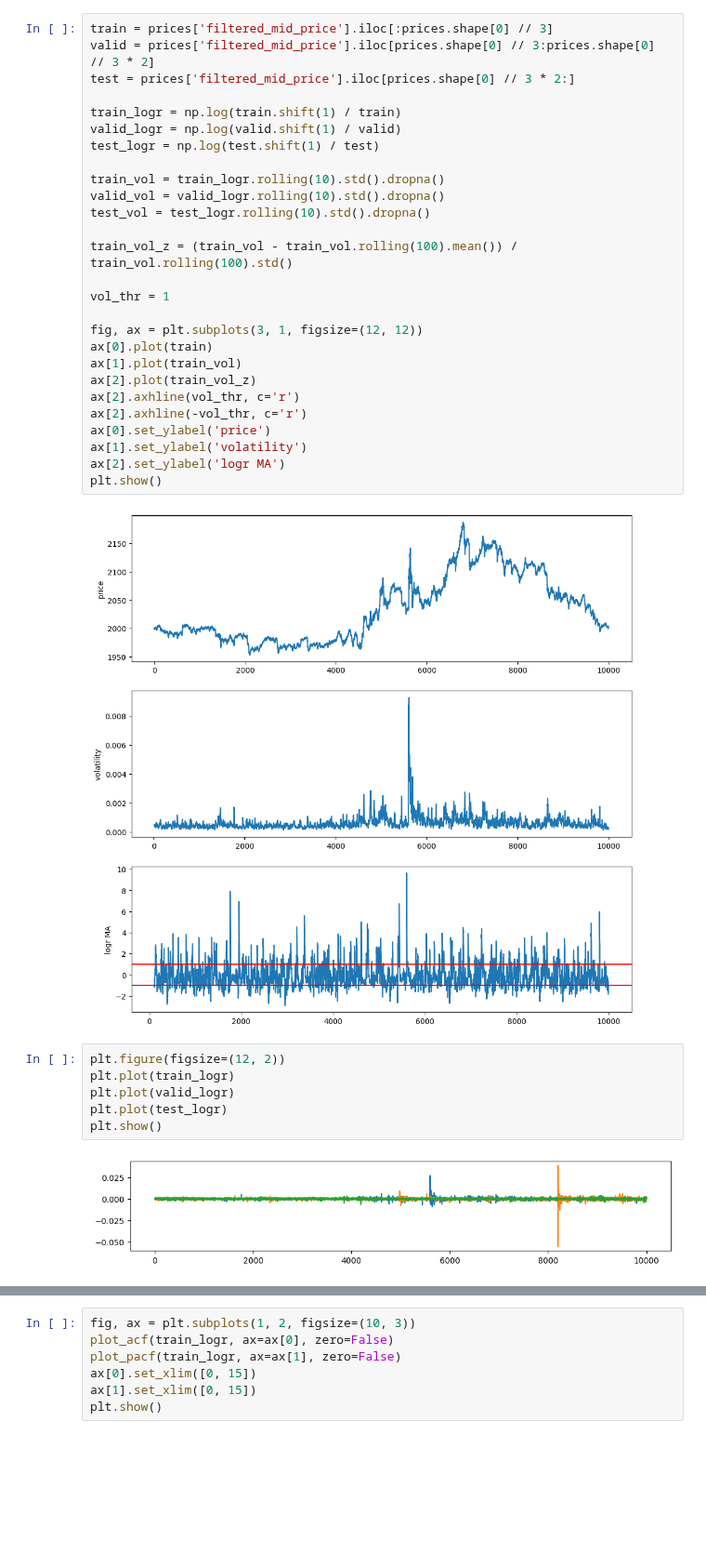
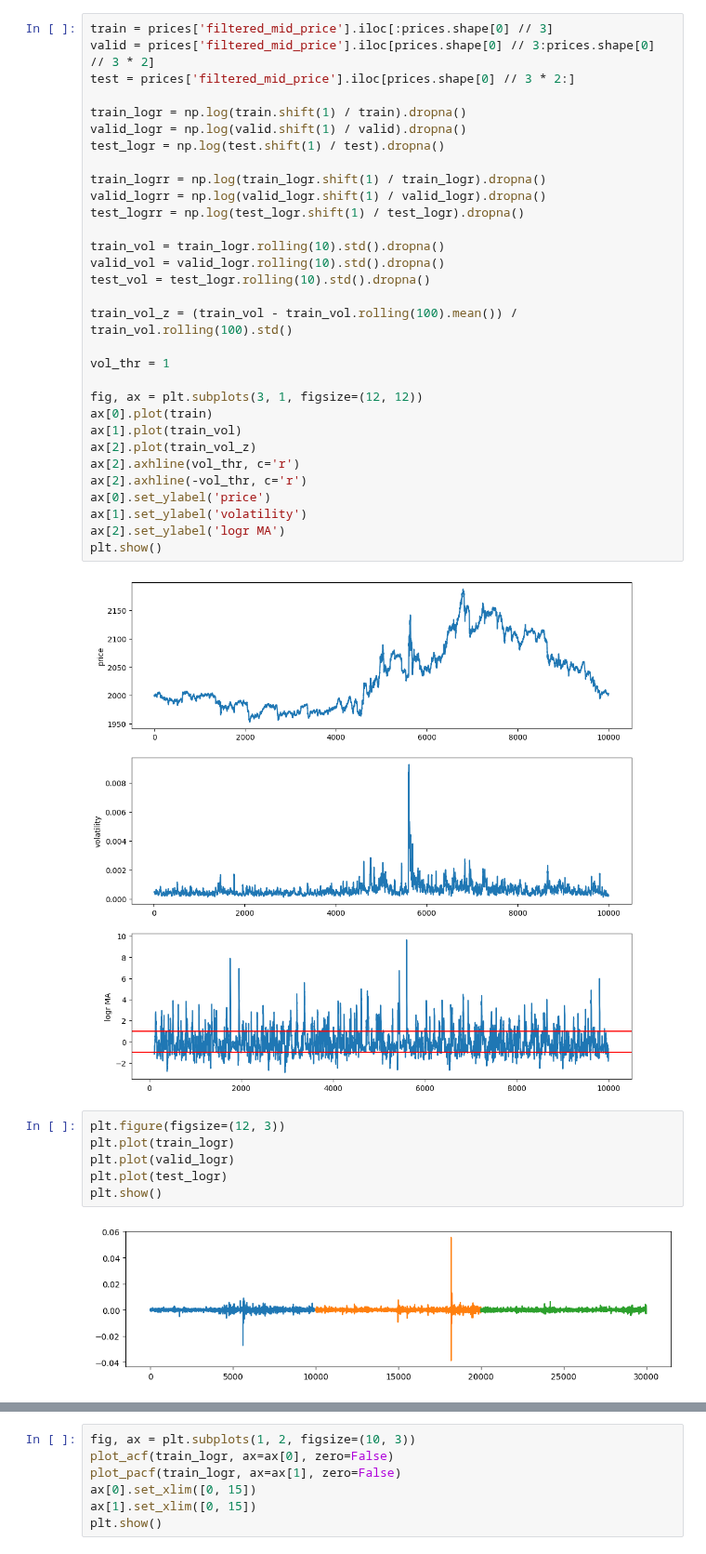
Before and after one commit to aemilani/imc-prosperity-3, a Jupyter notebook: notebooks/ink.ipynb, the cells around one changed output, grey strips where cells are left out. Shown at 93% size. Saved outputs shown, nothing was run; the diff lists cells and outputs as text; blank space fills up the shorter version.

```diff
--- a/notebooks/ink.ipynb
+++ b/notebooks/ink.ipynb
@@ -218,9 +218,13 @@ train = prices['filtered_mid_price'].iloc[:prices.shape[0] // 3]
 valid = prices['filtered_mid_price'].iloc[prices.shape[0] // 3:prices.shape[0] // 3 * 2]
 test = prices['filtered_mid_price'].iloc[prices.shape[0] // 3 * 2:]
 
-train_logr = np.log(train.shift(1) / train)
-valid_logr = np.log(valid.shift(1) / valid)
-test_logr = np.log(test.shift(1) / test)
+train_logr = np.log(train.shift(1) / train).dropna()
+valid_logr = np.log(valid.shift(1) / valid).dropna()
+test_logr = np.log(test.shift(1) / test).dropna()
+
+train_logrr = np.log(train_logr.shift(1) / train_logr).dropna()
+valid_logrr = np.log(valid_logr.shift(1) / valid_logr).dropna()
+test_logrr = np.log(test_logr.shift(1) / test_logr).dropna()
 
 train_vol = train_logr.rolling(10).std().dropna()
 valid_vol = valid_logr.rolling(10).std().dropna()
@@ -243,10 +247,10 @@ plt.show()
 # %% [output]
 [figure]
 # %%
-plt.figure(figsize=(12, 2))
+plt.figure(figsize=(12, 3))
 plt.plot(train_logr)
 plt.plot(valid_logr)
 plt.plot(test_logr)
 plt.show()
 # %% [output]
-[figure, old version]
+[figure, new version]
```
Also changed, not shown: parts of 7 cells of this notebook, 15 other files.
